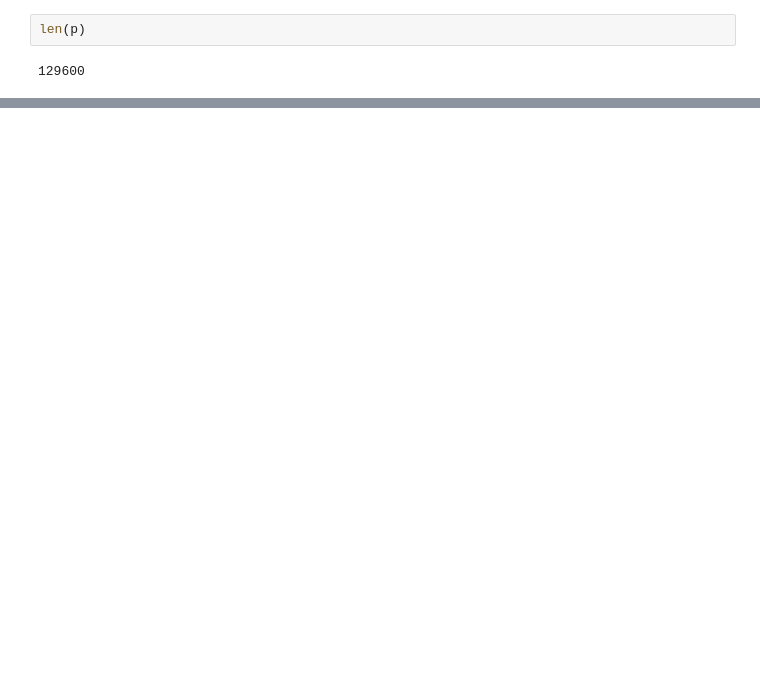
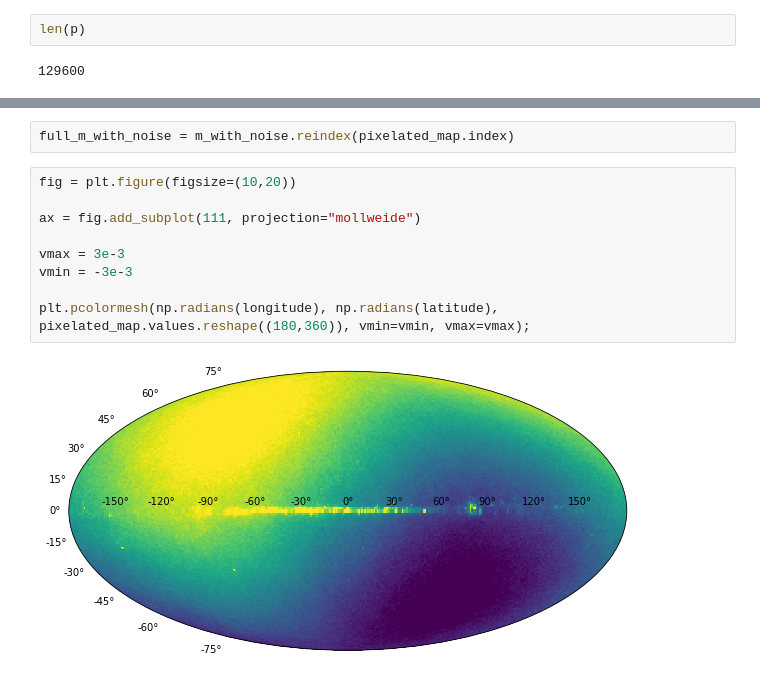
Before and after one commit to words-sdsc/edX, a Jupyter notebook: astro_example.ipynb, the cells around one changed output, grey strips where cells are left out. Saved outputs shown, nothing was run; the diff lists cells and outputs as text; blank space fills up the shorter version.

Commit message:
map with noise

```diff
--- a/astro_example.ipynb
+++ b/astro_example.ipynb
@@ -460,0 +467,13 @@ ValueError: Index contains duplicate entries, cannot reshape
+# %%
+full_m_with_noise = m_with_noise.reindex(pixelated_map.index)
+# %%
+fig = plt.figure(figsize=(10,20))
+
+ax = fig.add_subplot(111, projection="mollweide")
+
+vmax = 3e-3
+vmin = -3e-3
+
+plt.pcolormesh(np.radians(longitude), np.radians(latitude), pixelated_map.values.reshape((180,360)), vmin=vmin, vmax=vmax);
+# %% [output]
+[figure, added]
```
Also changed, not shown: parts of 31 cells of this notebook.
